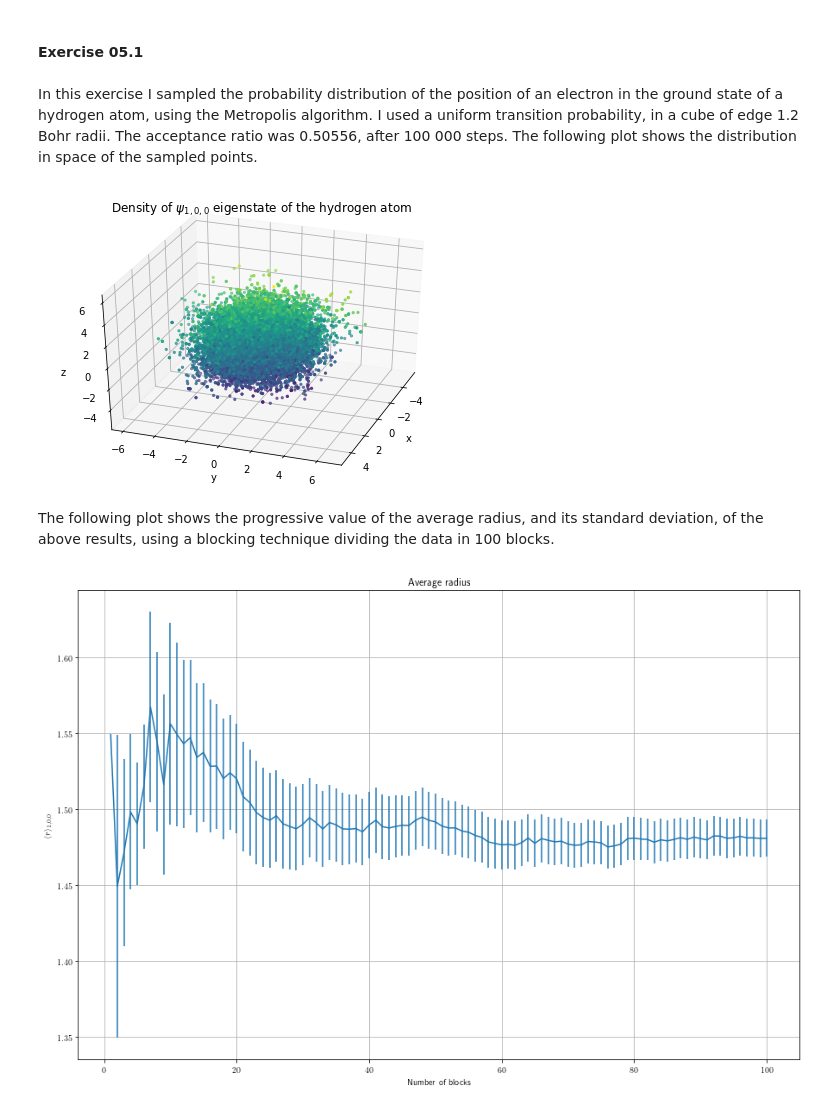
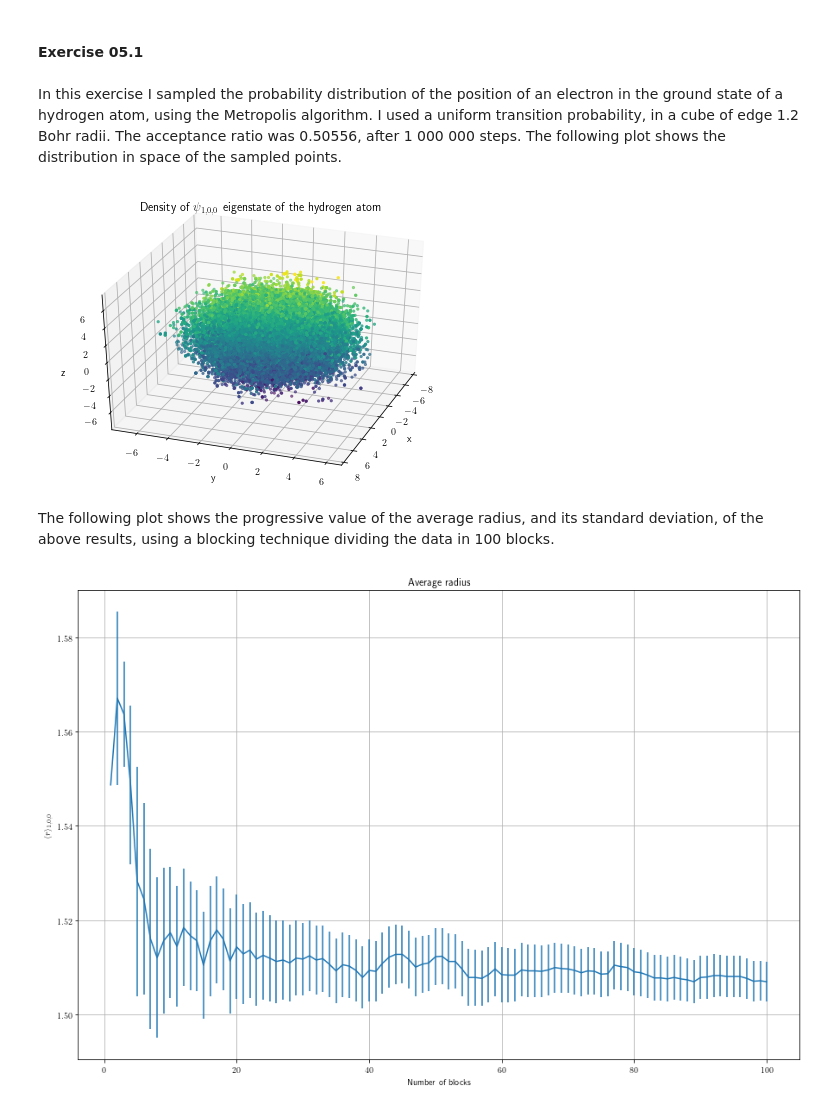
Before and after one commit to phaerrax/lab-simulazione-numerica, a Jupyter notebook: exercise05/exercise05.ipynb, the cells around one changed output. Drawn from its saved outputs; the diff is of its cells as text; code cells hidden in the pictures.

```diff
--- a/exercise05/exercise05.ipynb
+++ b/exercise05/exercise05.ipynb
@@ -12,10 +12,10 @@ from mpl_toolkits.mplot3d import Axes3D
 #### Exercise 05.1
 # %% [markdown]
 In this exercise I sampled the probability distribution of the position of an electron in the ground state of a hydrogen atom, using the Metropolis algorithm.
-I used a uniform transition probability, in a cube of edge 1.2 Bohr radii. The acceptance ratio was 0.50556, after 100 000 steps.
+I used a uniform transition probability, in a cube of edge 1.2 Bohr radii. The acceptance ratio was 0.50556, after 1 000 000 steps.
 The following plot shows the distribution in space of the sampled points.
 # %%
-x, y, z = np.loadtxt("sampled_points_uniform.dat", unpack = True)
+x, y, z = np.loadtxt("1s_sampled_points_uniform.dat", unpack = True)
 
 fig = plt.figure()
 ax = Axes3D(fig)
@@ -27,17 +27,17 @@ plt.title(r"Density of $\psi_{1,0,0}$ eigenstate of the hydrogen atom")
 ax.view_init(35, 20)
 plt.show()
 # %% [output]
-[figure, old version]
+[figure, new version]
 # %% [markdown]
 The following plot shows the progressive value of the average radius, and its standard deviation, of the above results, using a blocking technique dividing the data in 100 blocks.
 # %%
-radius_avg, radius_std = np.loadtxt("radius_avg_uniform.dat", unpack = True)
+radius_avg, radius_std = np.loadtxt("1s_radius_avg_uniform.dat", unpack = True)
 
 plt.figure(1, figsize = (15,10))
 plt.errorbar(range(1, len(radius_avg) + 1), radius_avg, yerr = radius_std)
 plt.title("Average radius")
 plt.ylabel(r"$\langle r\rangle_{1,0,0}$")
 plt.xlabel("Number of blocks")
 plt.grid(True)
 # %% [output]
-[figure, old version]
+[figure, new version]
```
Also changed, not shown: parts of 3 cells of this notebook, 1 other file.
